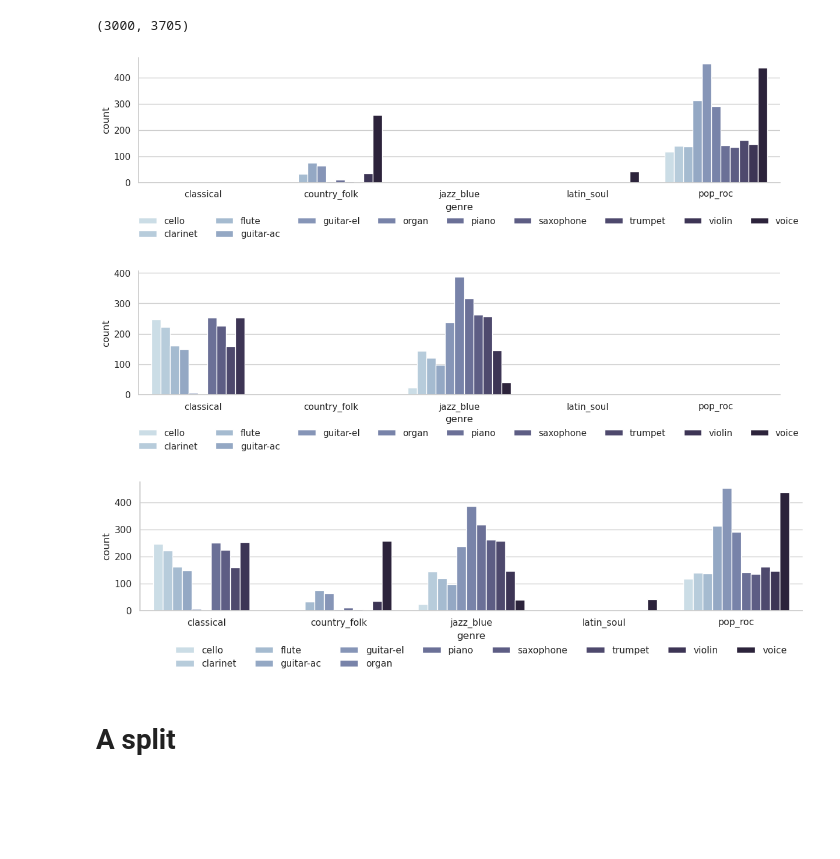
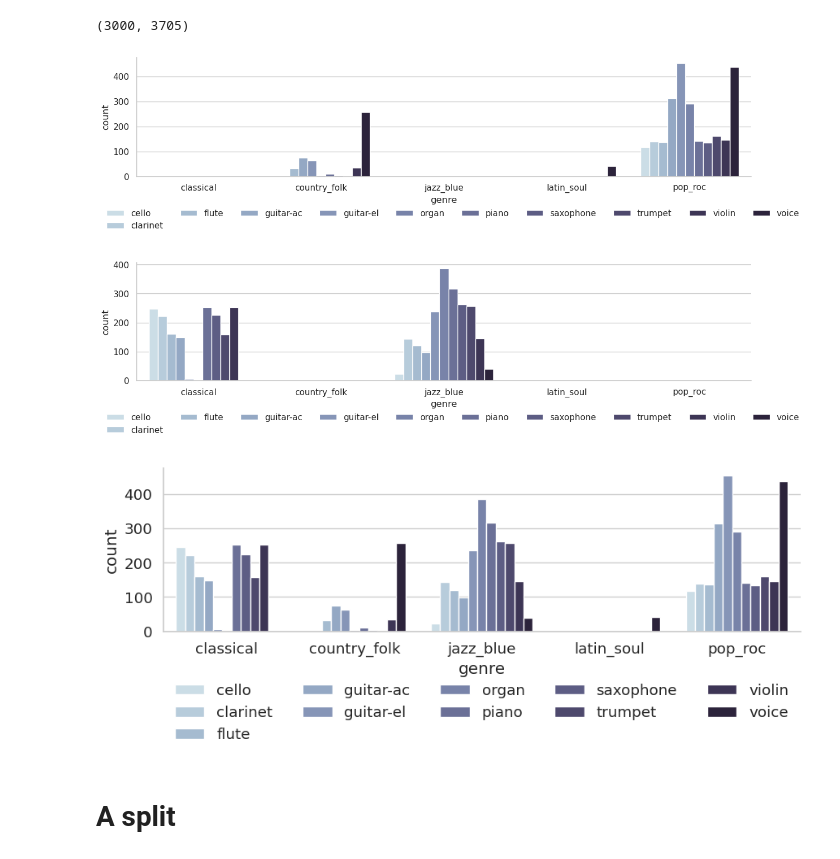
Before and after one commit to changhongw/audio-embedding-bias, a Jupyter notebook: 0_irmas_split.ipynb, the cells around one changed output. Saved outputs shown, nothing was run; the diff lists cells and outputs as text; code cells hidden in the pictures; blank space fills up the shorter version.

Commit message:
follow original 11 classes +  result_all correct

```diff
--- a/0_irmas_split.ipynb
+++ b/0_irmas_split.ipynb
@@ -183,22 +195,22 @@ meta_all = A_meta_all.append(B_meta_all)
 # %%
 A_meta_count = pd.DataFrame(columns=['instrument', 'genre', 'count'])
 
 for inst in instrument_map:
     for genre in genre_map:
         A_meta_count_item = pd.DataFrame(columns=['instrument', 'genre', 'count'])
 
         A_meta_count_item['instrument'] = [inst]
         A_meta_count_item['genre'] = [genre]
         A_meta_count_item['count'] = len(A_meta_all.loc[(A_meta_all['instrument'] == inst) & (A_meta_all['genre'] == genre)])
 
         A_meta_count = A_meta_count.append(A_meta_count_item)
 
 sns.set_theme(context='notebook', style='whitegrid', palette='deep')
 ax = sns.catplot(data=A_meta_count, x='genre', y='count', hue='instrument', kind='bar', height=3, aspect=4,
                legend_out=False, palette="ch:s=.25,rot=-.25")
-lgd = sns.move_legend(ax, "lower center", bbox_to_anchor=(.54, -.14), ncol=9, title=None, frameon=False)
+lgd = sns.move_legend(ax, "lower center", bbox_to_anchor=(.54, -.14), ncol=10, title=None, frameon=False)
 # %% [output]
-[figure, old version]
+[figure, new version]
 # %%
 B_meta_count = pd.DataFrame(columns=['instrument', 'genre', 'count'])
 
@@ -215,9 +227,9 @@ for inst in instrument_map:
 sns.set_theme(context='notebook', style='whitegrid', palette='deep')
 ax = sns.catplot(data=B_meta_count, x='genre', y='count', hue='instrument', kind='bar', height=3, aspect=4,
                legend_out=False, palette="ch:s=.25,rot=-.25")
-lgd = sns.move_legend(ax, "lower center", bbox_to_anchor=(.54, -.14), ncol=9, title=None, frameon=False)
+lgd = sns.move_legend(ax, "lower center", bbox_to_anchor=(.54, -.14), ncol=10, title=None, frameon=False)
 # %% [output]
-[figure, old version]
+[figure, new version]
 # %%
 meta_all.to_csv('irmas_meta_all.csv', header=None, index=None)
 # %%
@@ -233,13 +245,14 @@ for inst in instrument_map:
 
         meta_all_count = meta_all_count.append(meta_all_count_item)
 
-sns.set_theme(context='notebook', style='whitegrid', palette='deep')
-ax = sns.catplot(data=meta_all_count, x='genre', y='count', hue='instrument', kind='bar', height=3, aspect=4,
+plt.rcParams['figure.constrained_layout.use'] = True
+sns.set_theme(context='notebook', style='whitegrid', palette='deep', font_scale=1.2)
+ax = sns.catplot(data=meta_all_count, x='genre', y='count', hue='instrument', kind='bar', height=3, aspect=3,
                legend_out=False, palette="ch:s=.25,rot=-.25")
-lgd = sns.move_legend(ax, "lower center", bbox_to_anchor=(.54, -.14), ncol=8, title=None, frameon=False)
-plt.savefig('results/genre_distribution.pdf', bbox_inches='tight')
+lgd = sns.move_legend(ax, "lower center", bbox_to_anchor=(.54, -.25), ncol=5, title=None, frameon=False)
+plt.savefig('results/genre_distribution_ori_all.pdf', bbox_inches='tight')
 # %% [output]
-[figure, old version]
+[figure, new version]
 # %% [markdown]
 # A split
 # %%
```
Also changed, not shown: parts of 5 cells of this notebook, 45 other files.
